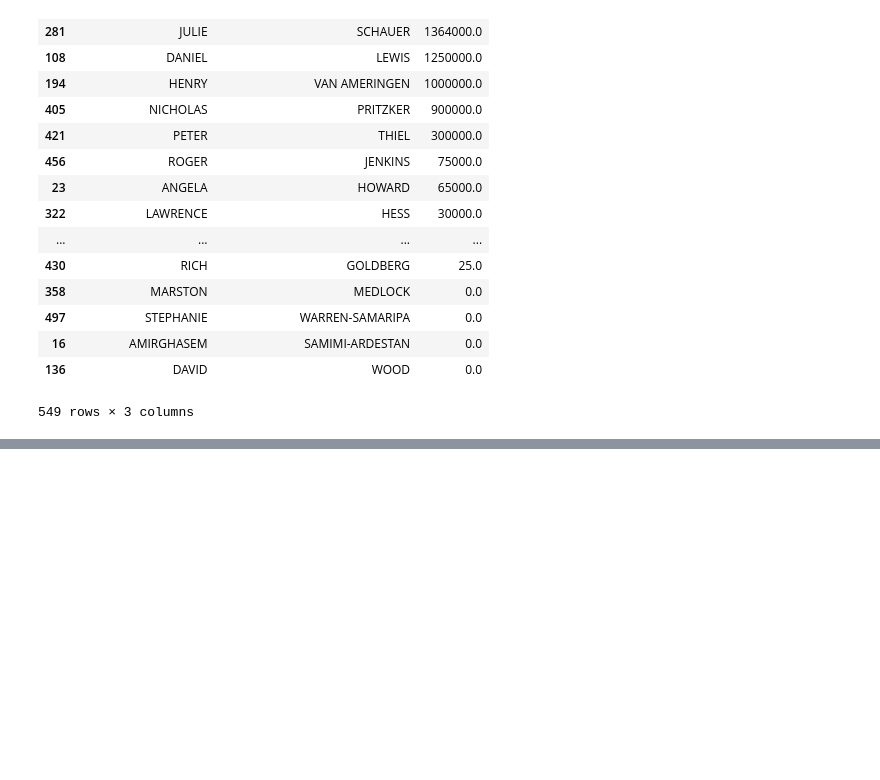
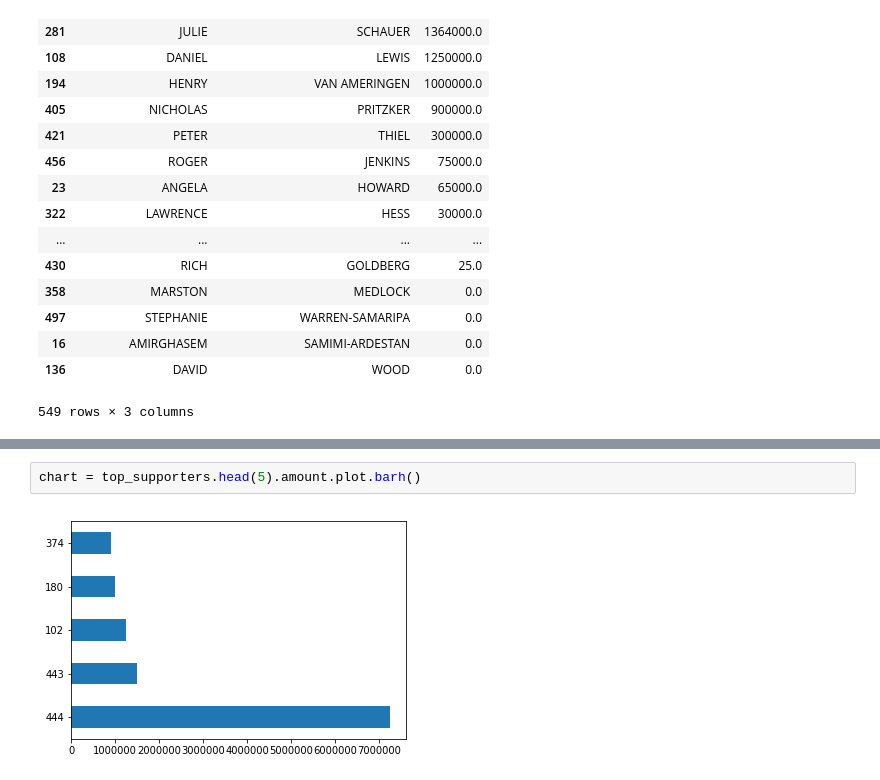
Before and after one commit to jremeh/first-python-notebook, a Jupyter notebook: prop-64-analysis.ipynb, the cells around one changed output, grey strips where cells are left out. Saved outputs shown, nothing was run; the diff lists cells and outputs as text; blank space fills up the shorter version.

```diff
--- a/prop-64-analysis.ipynb
+++ b/prop-64-analysis.ipynb
@@ -300,0 +331,4 @@ merged.groupby(["contributor_firstname", "contributor_lastname"]).amount.sum().r
+# %%
+chart = top_supporters.head(5).amount.plot.barh()
+# %% [output]
+[figure, added]
```
Also changed, not shown: parts of 13 cells of this notebook.
